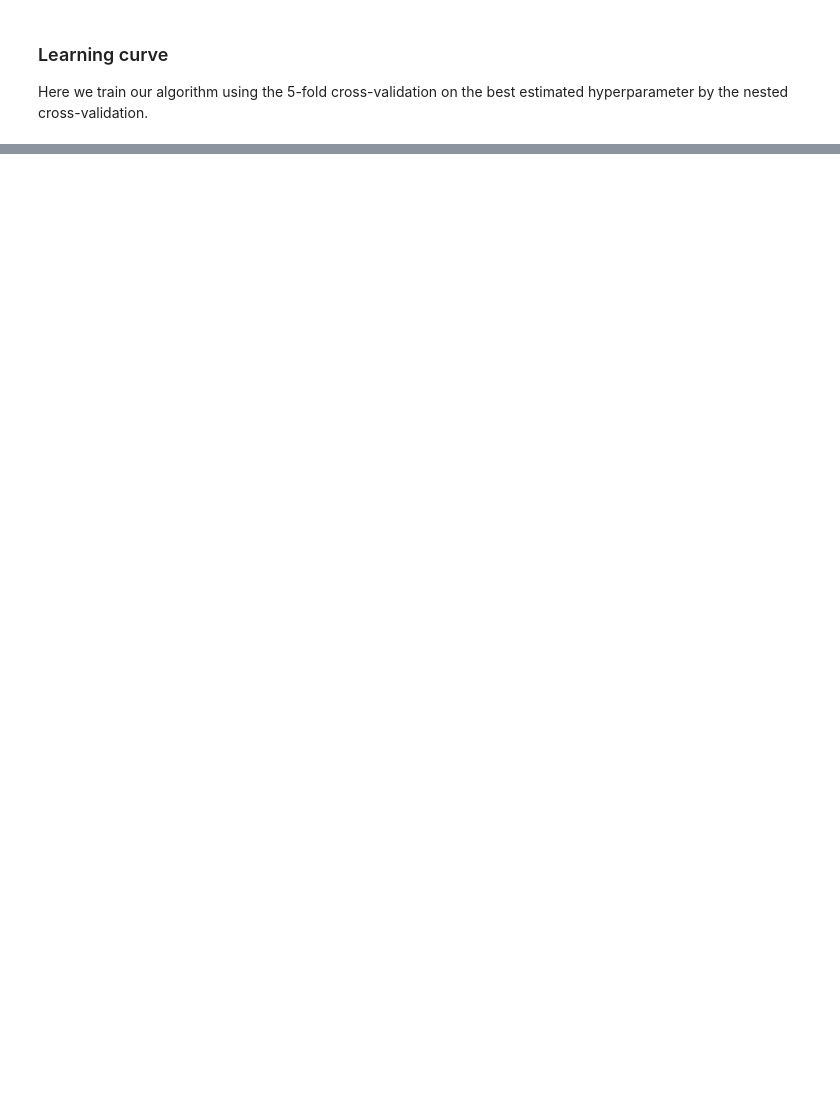
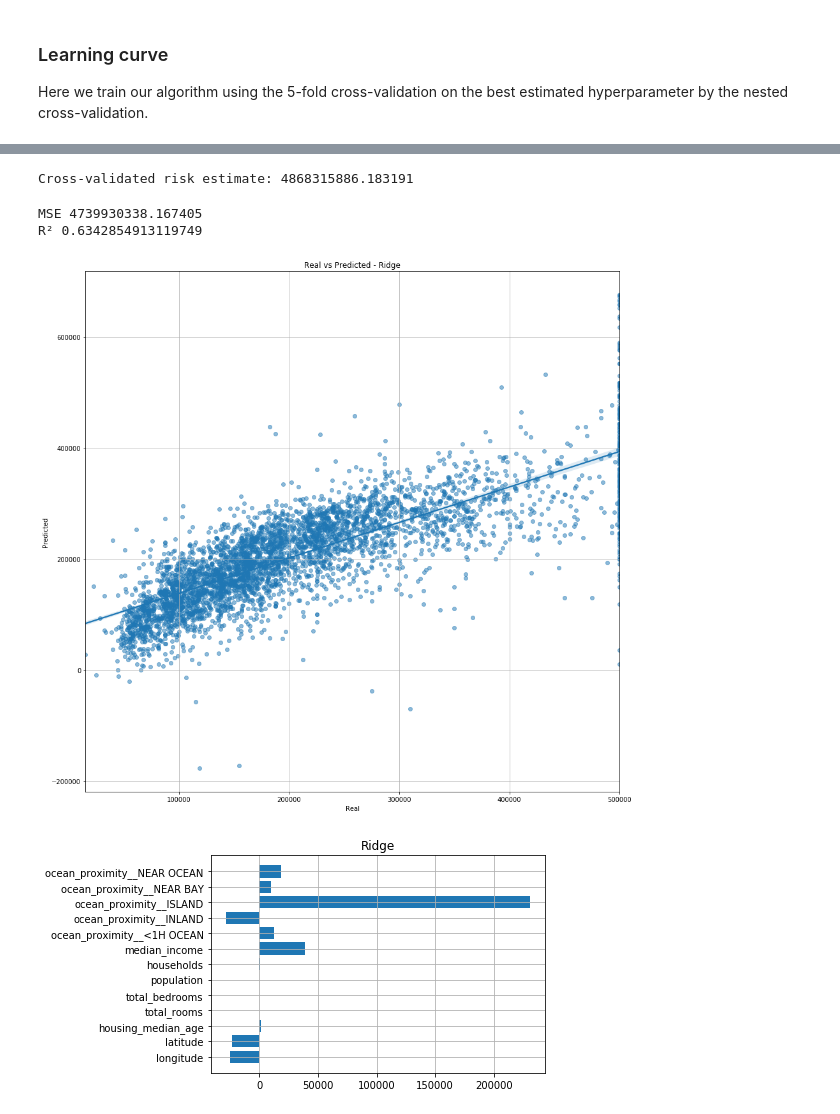
Before and after one commit to mikymaione/HousingPrices, a Jupyter notebook: SourceCode/HousingPrices/main.ipynb, the cells around one changed output, grey strips where cells are left out. Saved outputs shown, nothing was run; the diff lists cells and outputs as text; code cells hidden in the pictures; blank space fills up the shorter version.

```diff
--- a/SourceCode/HousingPrices/main.ipynb
+++ b/SourceCode/HousingPrices/main.ipynb
@@ -369,3 +367,21 @@ Plotting.plotAreaMeanStd(
+# %%
+print(f'Cross-validated risk estimate: {-test_scores.mean()}')
+# %% [output]
+Cross-validated risk estimate: 4868315886.183191
+# %%
+ridge.fit(x_train, y_train)
+y_predict_c = ridge.predict(x_test)
+
+print('MSE', mean_squared_error(y_test, y_predict_c))
+print('R²', r2_score(y_test, y_predict_c))
+
+Plotting.regPlot('Ridge', y_predict_c, y_test)
+Plotting.coeficientPlot('Ridge', x_test, ridge.coef_)
+# %% [output]
+MSE 4739930338.167405
+R² 0.6342854913119749
+[figure, added]
+[figure, added]
 # %% [markdown]
 ## Lasso regression
 this technique is similar to the previous one, but the minimizing objective function becomes:
```
Also changed, not shown: parts of 32 cells of this notebook.
